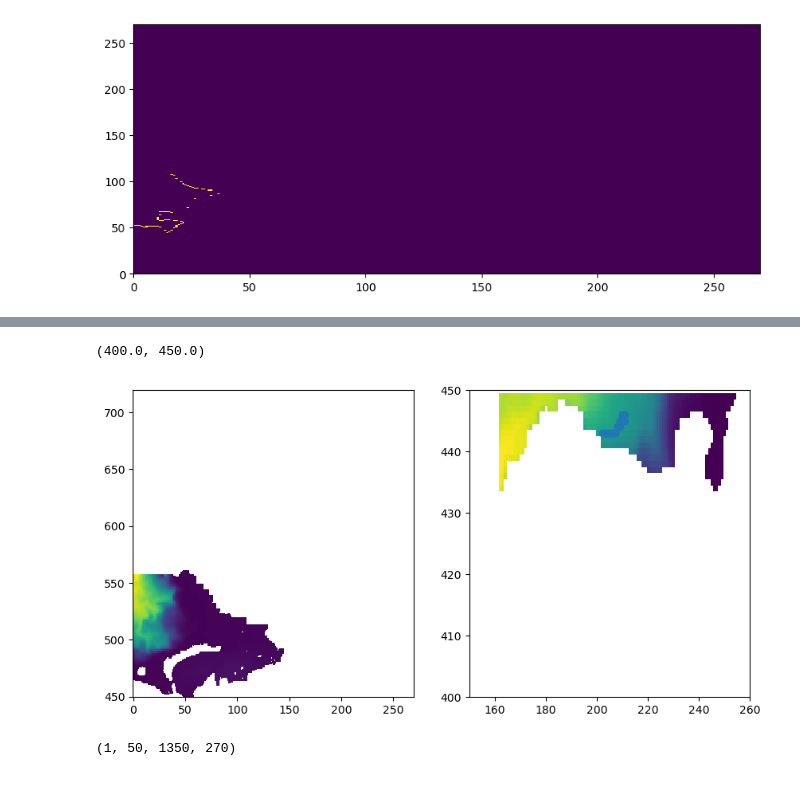
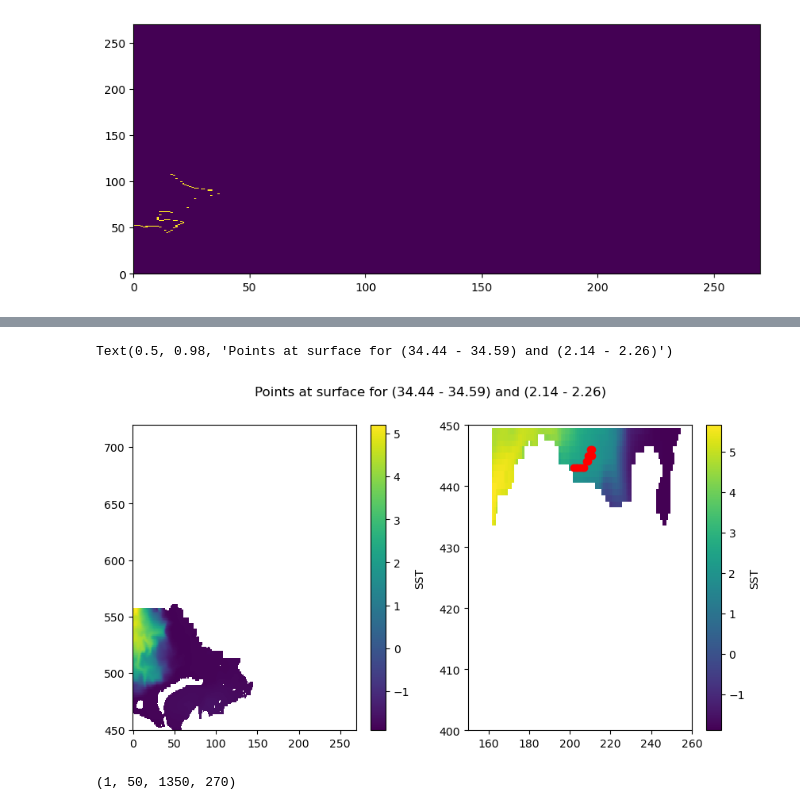
Before and after one commit to margaretmurakami/crios_backups, a Jupyter notebook: ASTE_270/Pemberton/Tendencies/single_TSbin_Jterms.ipynb, the cells around one changed output, grey strips where cells are left out. Drawn from its saved outputs; the diff is of its cells as text; code cells hidden in the pictures.

```diff
--- a/ASTE_270/Pemberton/Tendencies/single_TSbin_Jterms.ipynb
+++ b/ASTE_270/Pemberton/Tendencies/single_TSbin_Jterms.ipynb
@@ -1115,27 +1103,32 @@ array([[445, 210],
 # %%
 # double check the common points in the surface distribution and see
 # for i,j in zip(common_pts[:,0],common_pts[:,1]):
 #     print(theta[0,i,j],salt[0,i,j])
 
 # also plot these on the map
 # plot both faces so we can see where these are
 fig = plt.figure(figsize=(10,5))
 
 # face 3
 ax = plt.subplot(121)
 XV,YV = np.meshgrid(np.arange(0,270,1),np.arange(450,720,1))
-plt.pcolormesh(XV,YV,theta[0][450:720,:270]*mymsk[450:720,:270])
+cb = ax.pcolormesh(XV,YV,theta[0][450:720,:270]*mymsk[450:720,:270])
+plt.colorbar(cb,label="SST")
 
 # face 1 - scatter the points with the selected TS values
 ax = plt.subplot(122)
 XV,YV = np.meshgrid(np.arange(0,270,1),np.arange(0,450,1))
-ax.pcolormesh(XV,YV,theta[0][0:450,:270]*mymsk[0:450,:270])
-ax.scatter(common_pts[:,1],common_pts[:,0])
+cb = ax.pcolormesh(XV,YV,theta[0][0:450,:270]*mymsk[0:450,:270])
+plt.colorbar(cb, label="SST")
+ax.scatter(common_pts[:,1],common_pts[:,0],color="red")
 ax.set_xlim(150,260)
 ax.set_ylim(400,450)
+
+title = f"Points at surface for ({binsSLT_edges[iS]:.2f} - {binsSLT_edges[iS+1]:.2f}) and ({binsTH_edges[iT]:.2f} - {binsTH_edges[iT+1]:.2f})"
+plt.suptitle(title)
 # %% [output]
-(400.0, 450.0)
+Text(0.5, 0.98, 'Points at surface for (34.44 - 34.59) and (2.14 - 2.26)')
-[figure, old version]
+[figure, new version]
 # %%
 # copy_surf_vol array, set values not in common_pts to nan
 bin_vol = np.zeros_like(surf_vol[1])
```
Also changed, not shown: parts of 3 cells of this notebook, 19 other files.
